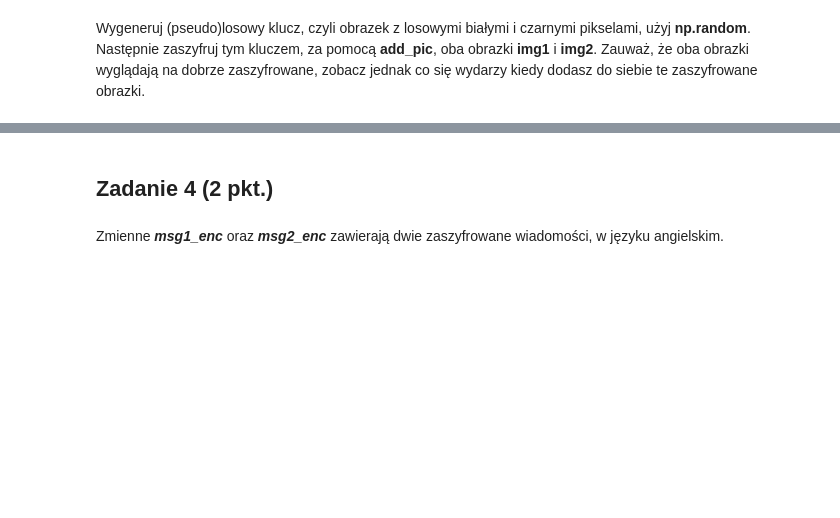
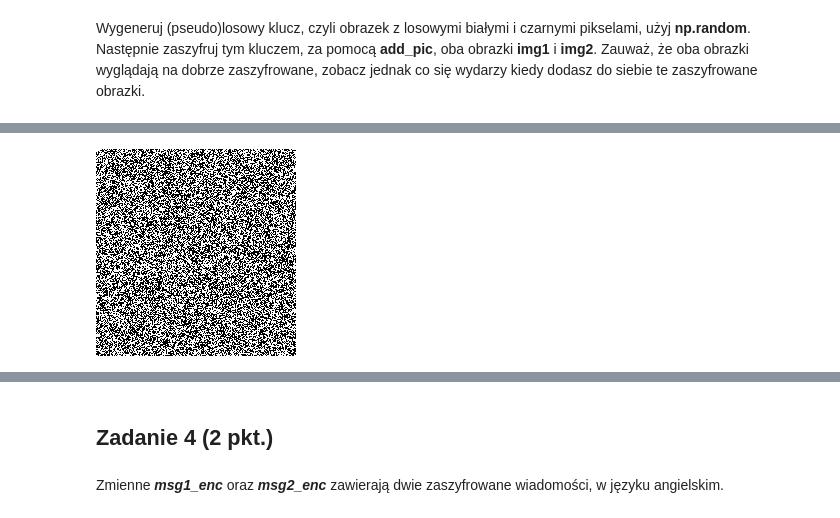
Before and after one commit to kubaq215/cryptography, a Jupyter notebook: Lista2/Lista2.ipynb, the cells around one changed output, grey strips where cells are left out. Drawn from its saved outputs; the diff is of its cells as text; code cells hidden in the pictures; blank space fills up the shorter version.

```diff
--- a/Lista2/Lista2.ipynb
+++ b/Lista2/Lista2.ipynb
@@ -107,0 +227,5 @@ Wygeneruj (pseudo)losowy klucz, czyli obrazek z losowymi białymi i czarnymi pik
+# %%
+img2_enc = add_pic(img2, Image.fromarray(random_array))
+img2_enc
+# %% [output]
+[figure, added]
```
Also changed, not shown: parts of 15 cells of this notebook.
